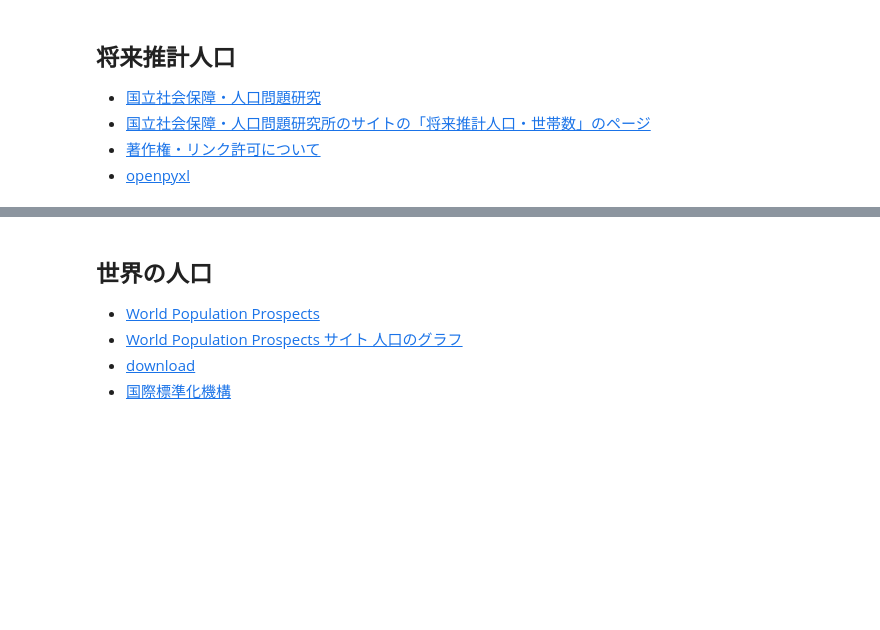
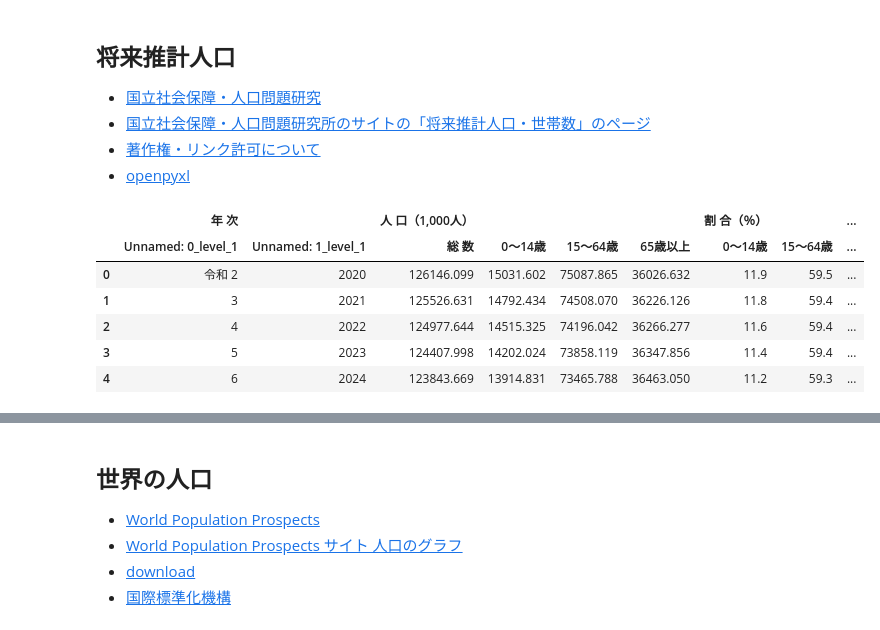
Before and after one commit to dn-nuniv/python-opendata-analysis-book, a Jupyter notebook: code/ch07_population.ipynb, the cells around one changed output, grey strips where cells are left out. Cells and saved outputs as stored; diff of their text form; code cells hidden in the pictures; blank space fills up the shorter version.

```diff
--- a/code/ch07_population.ipynb
+++ b/code/ch07_population.ipynb
@@ -516,6 +583,14 @@ Error:
 pop_projections_df = pd.read_excel(data_path / "1-1.xlsx", header=[0, 1], skiprows=2, skipfooter=2)
 # %%
 url_path = "https://www.ipss.go.jp/pp-zenkoku/j/zenkoku2023/db_zenkoku2023/s_tables/1-1.xlsx"
-#pop_projections_df = pd.read_excel(url_path, header=[0, 1], skiprows=2, skipfooter=2)
+pop_projections_df = pd.read_excel(url_path, header=[0, 1], skiprows=2, skipfooter=2)
 pop_projections_df.head()
+# %% [output]
+|  | 年 次 |  | 人 口（1,000人） |  |  |  | 割 合（％） |  | ... |
+|  | Unnamed: 0_level_1 | Unnamed: 1_level_1 | 総 数 | 0～14歳 | 15～64歳 | 65歳以上 | 0～14歳 | 15～64歳 | ... |
+| 0 | 令和 2 | 2020 | 126146.099 | 15031.602 | 75087.865 | 36026.632 | 11.9 | 59.5 | ... |
+| 1 | 3 | 2021 | 125526.631 | 14792.434 | 74508.070 | 36226.126 | 11.8 | 59.4 | ... |
+| 2 | 4 | 2022 | 124977.644 | 14515.325 | 74196.042 | 36266.277 | 11.6 | 59.4 | ... |
+| 3 | 5 | 2023 | 124407.998 | 14202.024 | 73858.119 | 36347.856 | 11.4 | 59.4 | ... |
+| 4 | 6 | 2024 | 123843.669 | 13914.831 | 73465.788 | 36463.050 | 11.2 | 59.3 | ... |
 # %%
```
Also changed, not shown: parts of 21 cells of this notebook.
